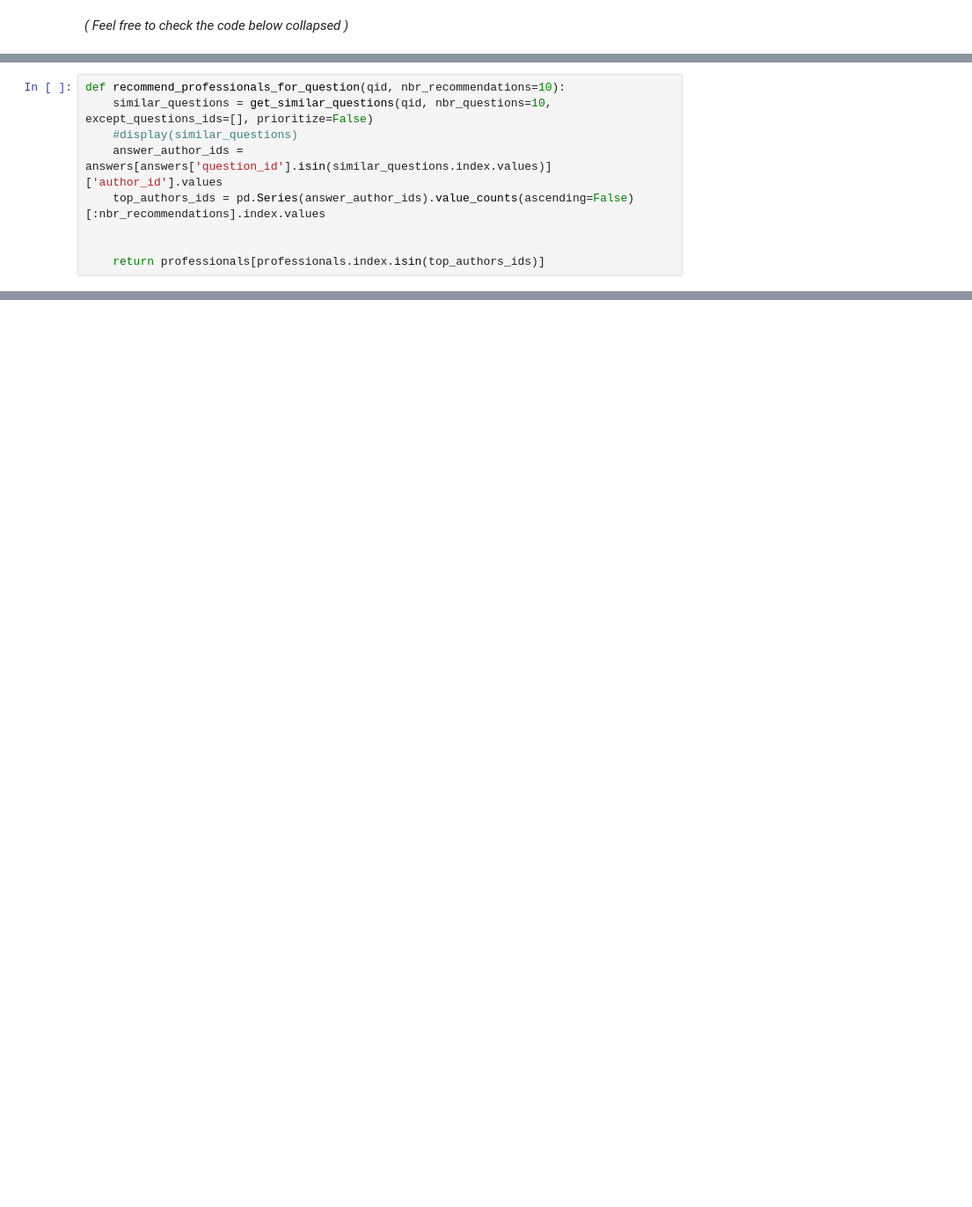
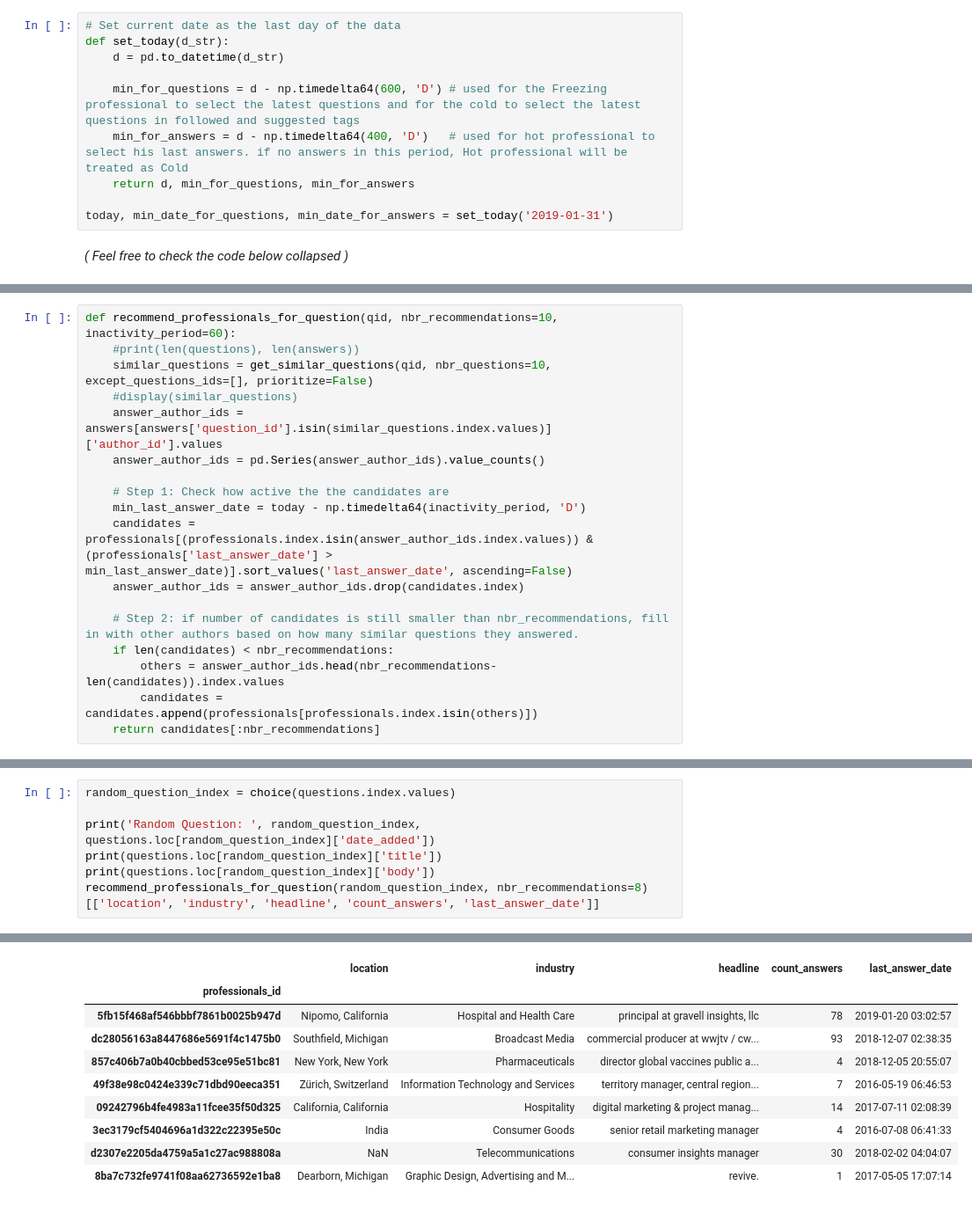
Before and after one commit to elhamza9/career-village-recommender-system, a Jupyter notebook: epsilon-greedy-latent-recommender.ipynb, the cells around one changed output, grey strips where cells are left out. Shown: that part at 88% size. Cells and saved outputs as stored; diff of their text form; blank space fills up the shorter version.

```diff
--- a/epsilon-greedy-latent-recommender.ipynb
+++ b/epsilon-greedy-latent-recommender.ipynb
@@ -543,4 +783,14 @@ The debug variable below if set to True  makes exploration / exploitation decisi
 # %%
 debug = False
+# %%
+# Set current date as the last day of the data
+def set_today(d_str):
+    d = pd.to_datetime(d_str)
+
+    min_for_questions = d - np.timedelta64(600, 'D') # used for the Freezing professional to select the latest questions and for the cold to select the latest questions in followed and suggested tags
+    min_for_answers = d - np.timedelta64(400, 'D')   # used for hot professional to select his last answers. if no answers in this period, Hot professional will be treated as Cold
+    return d, min_for_questions, min_for_answers
+
+today, min_date_for_questions, min_date_for_answers = set_today('2019-01-31')
 # %% [markdown]
 *( Feel free to check the code below collapsed )*
@@ -775,9 +796,0 @@ The approach taken is straightforward: recommend professionals who answered simi
-# %%
-def recommend_professionals_for_question(qid, nbr_recommendations=10):
-    similar_questions = get_similar_questions(qid, nbr_questions=10, except_questions_ids=[], prioritize=False)
-    #display(similar_questions)
-    answer_author_ids = answers[answers['question_id'].isin(similar_questions.index.values)]['author_id'].values
-    top_authors_ids = pd.Series(answer_author_ids).value_counts(ascending=False)[:nbr_recommendations].index.values
-
-
-    return professionals[professionals.index.isin(top_authors_ids)]
@@ -907,0 +1077,18 @@ Some recommendations for future improvements:
+# %%
+def recommend_professionals_for_question(qid, nbr_recommendations=10, inactivity_period=60):
+    #print(len(questions), len(answers))
+    similar_questions = get_similar_questions(qid, nbr_questions=10, except_questions_ids=[], prioritize=False)
+    #display(similar_questions)
+    answer_author_ids = answers[answers['question_id'].isin(similar_questions.index.values)]['author_id'].values
+    answer_author_ids = pd.Series(answer_author_ids).value_counts()
+
+    # Step 1: Check how active the the candidates are
+    min_last_answer_date = today - np.timedelta64(inactivity_period, 'D')
+    candidates = professionals[(professionals.index.isin(answer_author_ids.index.values)) & (professionals['last_answer_date'] > min_last_answer_date)].sort_values('last_answer_date', ascending=False)
+    answer_author_ids = answer_author_ids.drop(candidates.index)
+
+    # Step 2: if number of candidates is still smaller than nbr_recommendations, fill in with other authors based on how many similar questions they answered.
+    if len(candidates) < nbr_recommendations:
+        others = answer_author_ids.head(nbr_recommendations-len(candidates)).index.values
+        candidates = candidates.append(professionals[professionals.index.isin(others)])
+    return candidates[:nbr_recommendations]
@@ -907,0 +1097,8 @@ Some recommendations for future improvements:
+# %%
+random_question_index = choice(questions.index.values)
+
+print('Random Question: ', random_question_index,  questions.loc[random_question_index]['date_added'])
+print(questions.loc[random_question_index]['title'])
+print(questions.loc[random_question_index]['body'])
+recommend_professionals_for_question(random_question_index, nbr_recommendations=8)[['location', 'industry', 'headline', 'count_answers', 'last_answer_date']]
+# %% [output]
@@ -907,0 +1108,10 @@ Some recommendations for future improvements:
+|  | location | industry | headline | count_answers | last_answer_date |
+| professionals_id |  |  |  |  |  |
+| 5fb15f468af546bbbf7861b0025b947d | Nipomo, California | Hospital and Health Care | principal at gravell insights, llc | 78 | 2019-01-20 03:02:57 |
+| dc28056163a8447686e5691f4c1475b0 | Southfield, Michigan | Broadcast Media | commercial producer at wwjtv / cw... | 93 | 2018-12-07 02:38:35 |
+| 857c406b7a0b40cbbed53ce95e51bc81 | New York, New York | Pharmaceuticals | director global vaccines public a... | 4 | 2018-12-05 20:55:07 |
+| 49f38e98c0424e339c71dbd90eeca351 | Zürich, Switzerland | Information Technology and Services | territory manager, central region... | 7 | 2016-05-19 06:46:53 |
+| 09242796b4fe4983a11fcee35f50d325 | California, California | Hospitality | digital marketing & project manag... | 14 | 2017-07-11 02:08:39 |
+| 3ec3179cf5404696a1d322c22395e50c | India | Consumer Goods | senior retail marketing manager | 4 | 2016-07-08 06:41:33 |
+| d2307e2205da4759a5a1c27ac988808a | NaN | Telecommunications | consumer insights manager | 30 | 2018-02-02 04:04:07 |
+| 8ba7c732fe9741f08aa62736592e1ba8 | Dearborn, Michigan | Graphic Design, Advertising and M... | revive. | 1 | 2017-05-05 17:07:14 |
```
Also changed, not shown: parts of 84 cells of this notebook.
